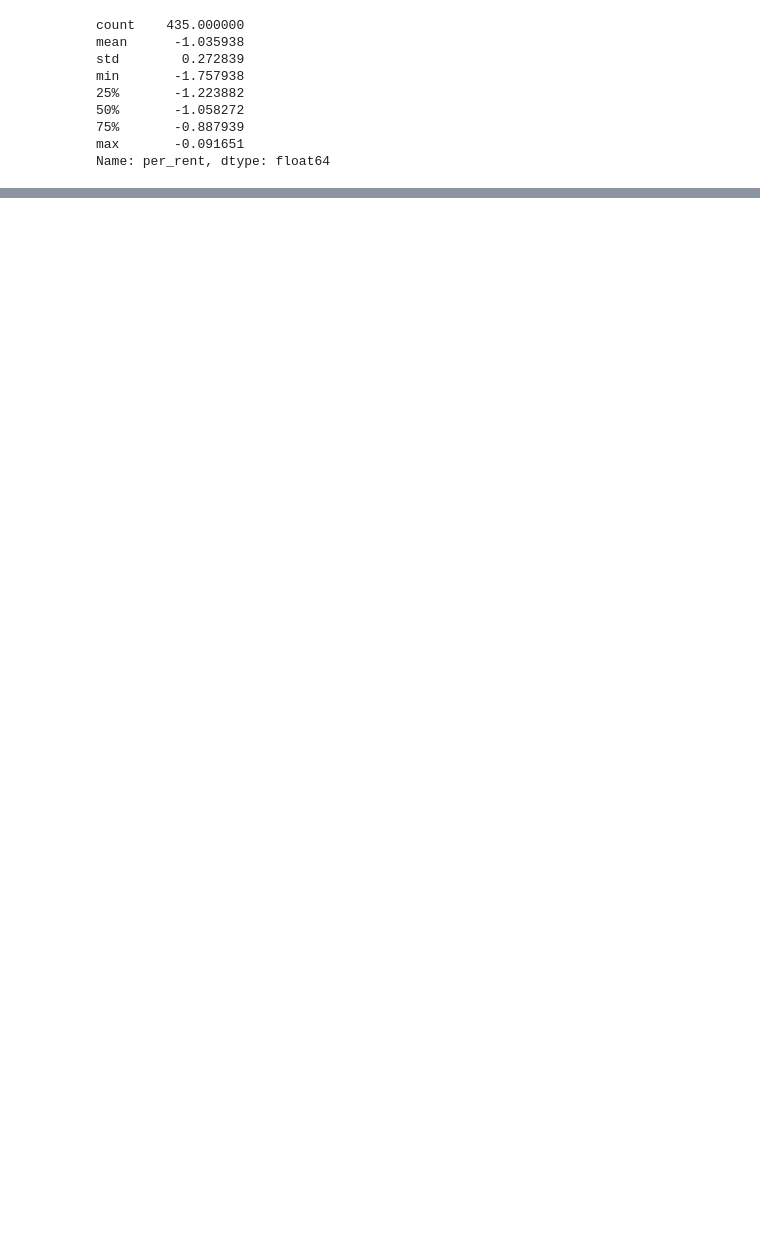
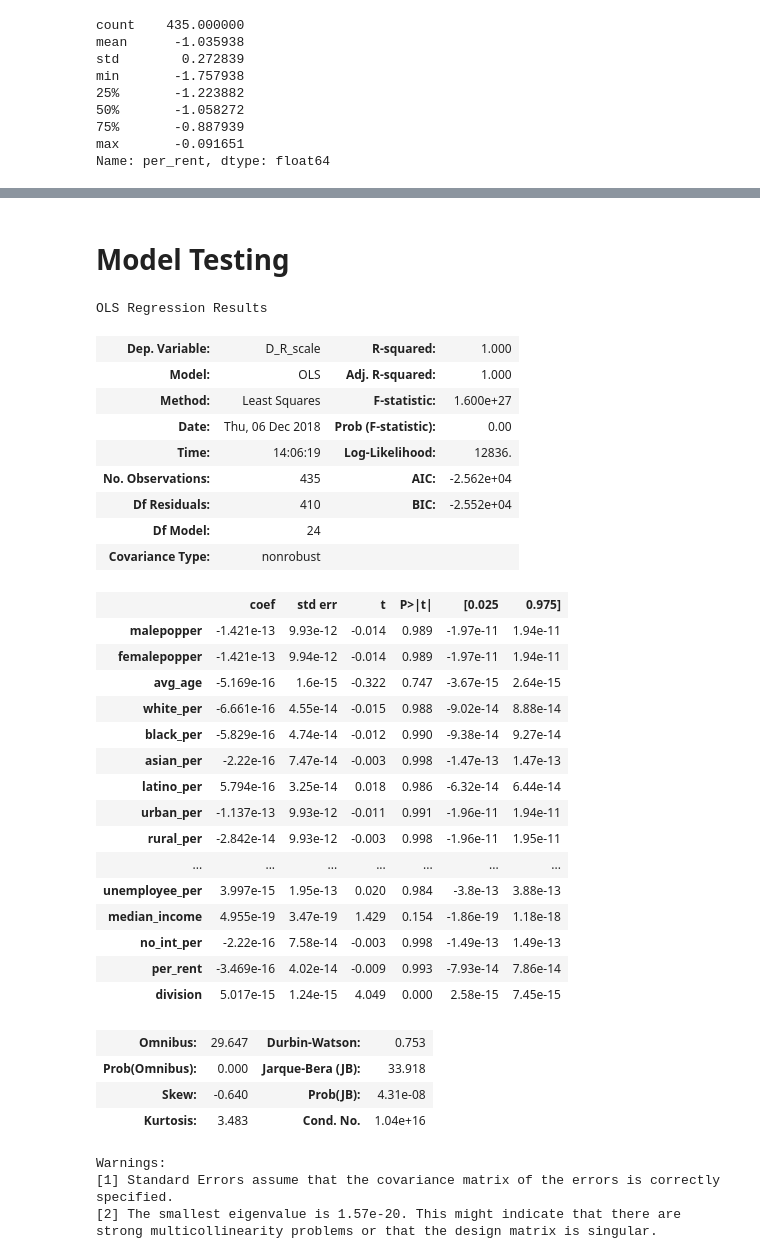
Before and after one commit to scbronder/state_predictor, a Jupyter notebook: mod2_v2.ipynb, the cells around one changed output, grey strips where cells are left out. Drawn from its saved outputs; the diff is of its cells as text; code cells hidden in the pictures; blank space fills up the shorter version.

```diff
--- a/mod2_v2.ipynb
+++ b/mod2_v2.ipynb
@@ -1019,2 +1036,45 @@ memory usage: 125.7+ KB
 # %%
-df.final_drop.astype(float)
+df_final_drop = df_final_drop.astype(float)
+# %% [markdown]
+# Model Testing
+# %%
+X= df_final_drop
+y= df_final_drop['D_R_scale']
+model = smf.OLS(y, X).fit()
+predictions = model.predict(X)
+model.summary()
+# %% [output]
+OLS Regression Results
+| Dep. Variable: | D_R_scale | R-squared: | 1.000 |
+| Model: | OLS | Adj. R-squared: | 1.000 |
+| Method: | Least Squares | F-statistic: | 1.600e+27 |
+| Date: | Thu, 06 Dec 2018 | Prob (F-statistic): | 0.00 |
+| Time: | 14:06:19 | Log-Likelihood: | 12836. |
+| No. Observations: | 435 | AIC: | -2.562e+04 |
+| Df Residuals: | 410 | BIC: | -2.552e+04 |
+| Df Model: | 24 |  |  |
+| Covariance Type: | nonrobust |  |  |
+|  | coef | std err | t | P>|t| | [0.025 | 0.975] |
+| malepopper | -1.421e-13 | 9.93e-12 | -0.014 | 0.989 | -1.97e-11 | 1.94e-11 |
+| femalepopper | -1.421e-13 | 9.94e-12 | -0.014 | 0.989 | -1.97e-11 | 1.94e-11 |
+| avg_age | -5.169e-16 | 1.6e-15 | -0.322 | 0.747 | -3.67e-15 | 2.64e-15 |
+| white_per | -6.661e-16 | 4.55e-14 | -0.015 | 0.988 | -9.02e-14 | 8.88e-14 |
+| black_per | -5.829e-16 | 4.74e-14 | -0.012 | 0.990 | -9.38e-14 | 9.27e-14 |
+| asian_per | -2.22e-16 | 7.47e-14 | -0.003 | 0.998 | -1.47e-13 | 1.47e-13 |
+| latino_per | 5.794e-16 | 3.25e-14 | 0.018 | 0.986 | -6.32e-14 | 6.44e-14 |
+| urban_per | -1.137e-13 | 9.93e-12 | -0.011 | 0.991 | -1.96e-11 | 1.94e-11 |
+| rural_per | -2.842e-14 | 9.93e-12 | -0.003 | 0.998 | -1.96e-11 | 1.95e-11 |
+| ... | ... | ... | ... | ... | ... | ... |
+| unemployee_per | 3.997e-15 | 1.95e-13 | 0.020 | 0.984 | -3.8e-13 | 3.88e-13 |
+| median_income | 4.955e-19 | 3.47e-19 | 1.429 | 0.154 | -1.86e-19 | 1.18e-18 |
+| no_int_per | -2.22e-16 | 7.58e-14 | -0.003 | 0.998 | -1.49e-13 | 1.49e-13 |
+| per_rent | -3.469e-16 | 4.02e-14 | -0.009 | 0.993 | -7.93e-14 | 7.86e-14 |
+| division | 5.017e-15 | 1.24e-15 | 4.049 | 0.000 | 2.58e-15 | 7.45e-15 |
+| Omnibus: | 29.647 | Durbin-Watson: | 0.753 |
+| Prob(Omnibus): | 0.000 | Jarque-Bera (JB): | 33.918 |
+| Skew: | -0.640 | Prob(JB): | 4.31e-08 |
+| Kurtosis: | 3.483 | Cond. No. | 1.04e+16 |
+Warnings:
+[1] Standard Errors assume that the covariance matrix of the errors is correctly specified.
+[2] The smallest eigenvalue is 1.57e-20. This might indicate that there are
+strong multicollinearity problems or that the design matrix is singular.
```
Also changed, not shown: parts of 25 cells of this notebook.
